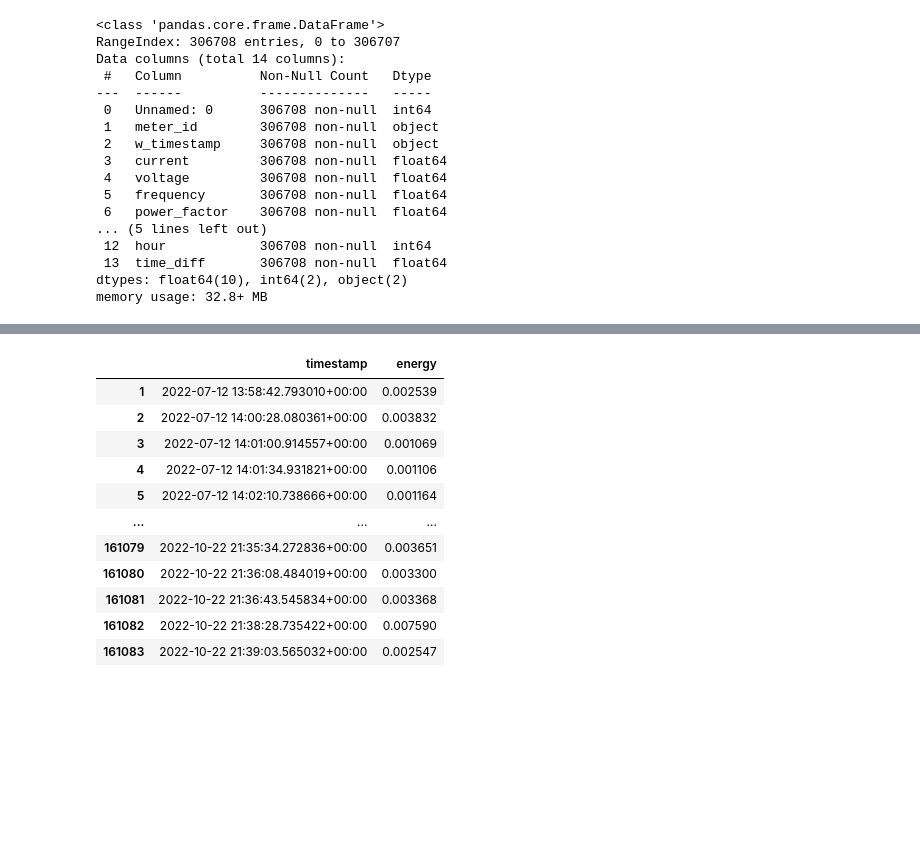
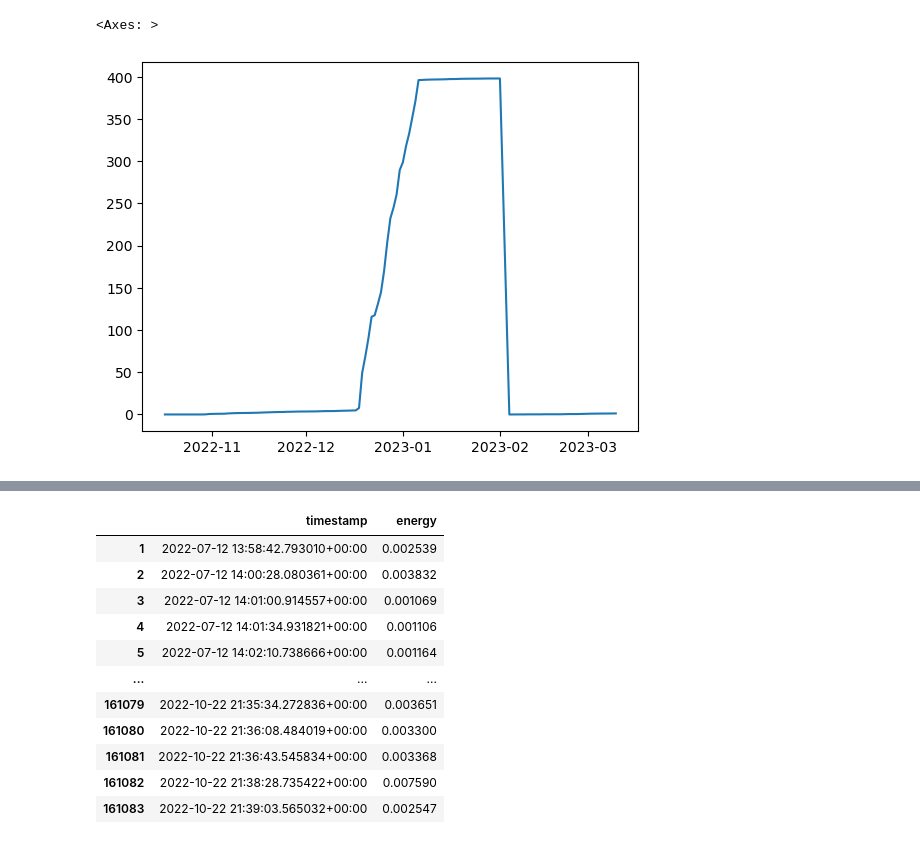
Before and after one commit to Oluwajuwon-O/project_notebooks, a Jupyter notebook: Forecasting/Comparing forecasts.ipynb, the cells around one changed output, grey strips where cells are left out. Drawn from its saved outputs; the diff is of its cells as text; code cells hidden in the pictures; blank space fills up the shorter version.

```diff
--- a/Forecasting/Comparing forecasts.ipynb
+++ b/Forecasting/Comparing forecasts.ipynb
@@ -18,4 +18,6 @@ from datetime import datetime
+# %%
+meters['timestamp'] = pd.to_datetime(meters['timestamp'])
 # %%
 a =meters[meters.meter_id == 'AED201'].set_index('timestamp')
 # %%
-a
+a.drop('color_code',axis=1,inplace = True)
@@ -37,21 +72,6 @@ a
 # %%
-meters.info()
+a.groupby(a.index.date).first()['energy'].plot()
 # %% [output]
-<class 'pandas.core.frame.DataFrame'>
-RangeIndex: 306708 entries, 0 to 306707
-Data columns (total 14 columns):
- #   Column          Non-Null Count   Dtype
----  ------          --------------   -----
- 0   Unnamed: 0      306708 non-null  int64
- 1   meter_id        306708 non-null  object
- 2   w_timestamp     306708 non-null  object
- 3   current         306708 non-null  float64
- 4   voltage         306708 non-null  float64
- 5   frequency       306708 non-null  float64
- 6   power_factor    306708 non-null  float64
-... (5 lines left out)
- 12  hour            306708 non-null  int64
- 13  time_diff       306708 non-null  float64
-dtypes: float64(10), int64(2), object(2)
-memory usage: 32.8+ MB
+<Axes: >
+[figure, added]
 # %%
```
Also changed, not shown: parts of 9 cells of this notebook.
